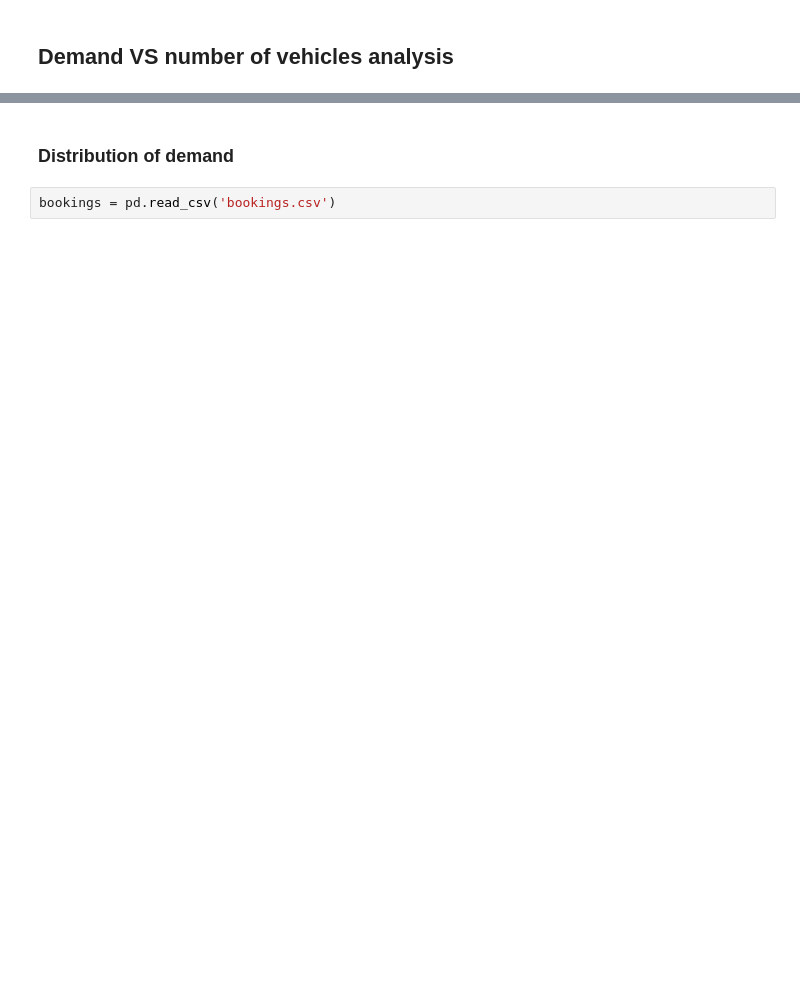
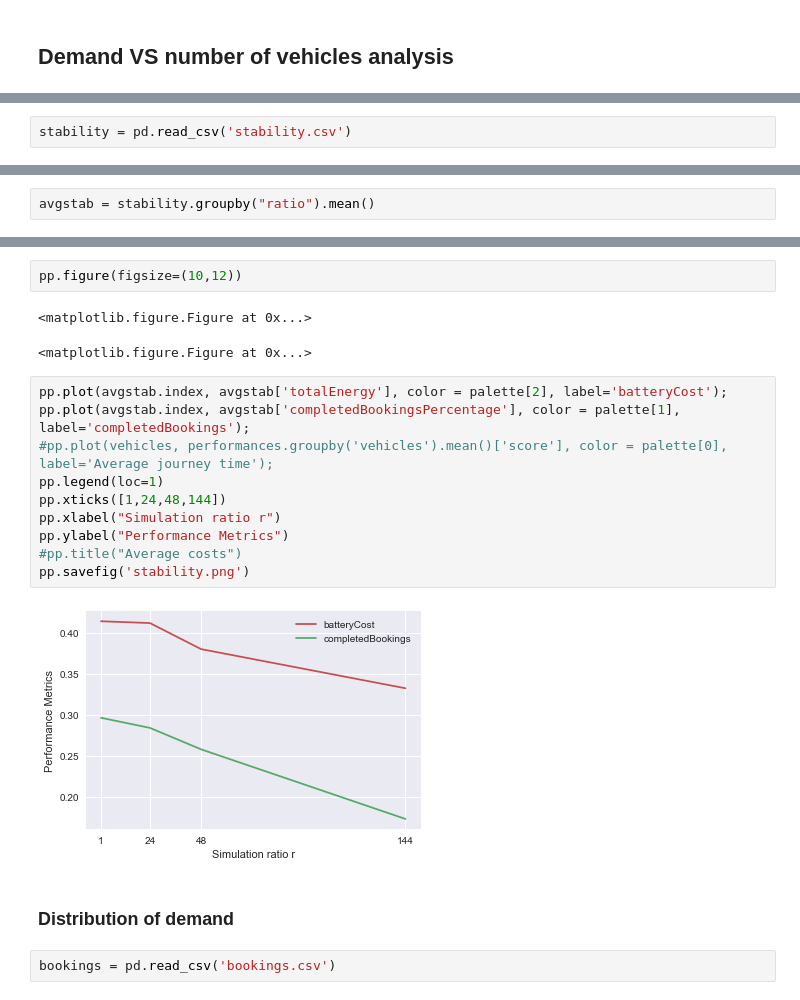
Before and after one commit to paeby/masterThesis, a Jupyter notebook: Analysis/optimal number of vehicles/Demand vs number of vehicles analysis.ipynb, the cells around one changed output, grey strips where cells are left out. Cells and saved outputs as stored; diff of their text form; blank space fills up the shorter version.

```diff
--- a/Analysis/optimal number of vehicles/Demand vs number of vehicles analysis.ipynb
+++ b/Analysis/optimal number of vehicles/Demand vs number of vehicles analysis.ipynb
@@ -14,0 +20,2 @@ palette = sns.color_palette()
+# %%
+stability = pd.read_csv('stability.csv')
@@ -14,0 +35,2 @@ palette = sns.color_palette()
+# %%
+avgstab = stability.groupby("ratio").mean()
@@ -15,3 +46,20 @@ palette = sns.color_palette()
+# %%
+pp.figure(figsize=(10,12))
+# %% [output]
+<matplotlib.figure.Figure at 0x...>
+<matplotlib.figure.Figure at 0x...>
+# %%
+pp.plot(avgstab.index, avgstab['totalEnergy'], color = palette[2], label='batteryCost');
+pp.plot(avgstab.index, avgstab['completedBookingsPercentage'], color = palette[1], label='completedBookings');
+#pp.plot(vehicles, performances.groupby('vehicles').mean()['score'], color = palette[0], label='Average journey time');
+pp.legend(loc=1)
+pp.xticks([1,24,48,144])
+pp.xlabel("Simulation ratio r")
+pp.ylabel("Performance Metrics")
+#pp.title("Average costs")
+pp.savefig('stability.png')
+# %% [output]
+[figure, added]
 # %% [markdown]
 ### Distribution of demand
 # %%
```
Also changed, not shown: parts of 8 cells of this notebook, 29 other files.
